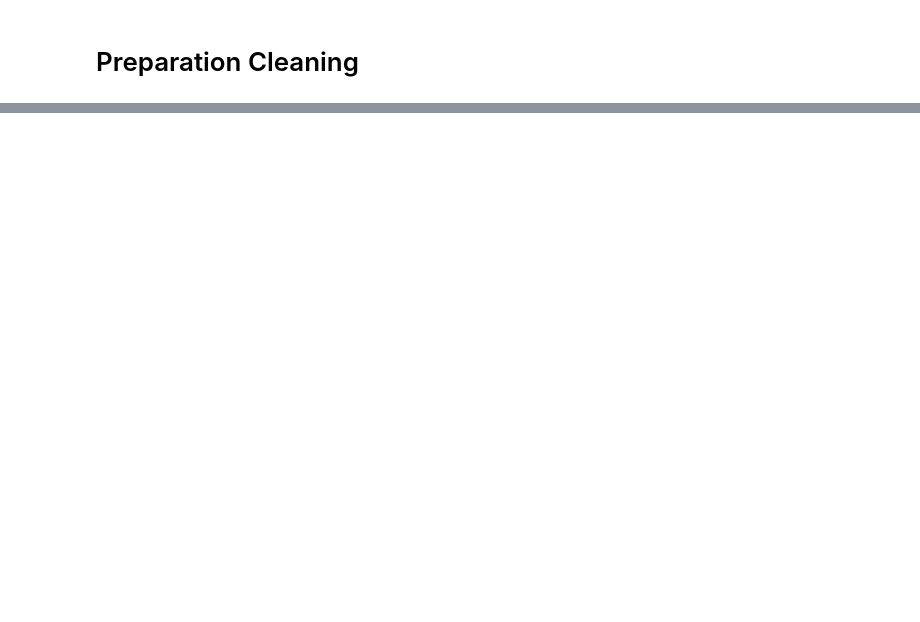
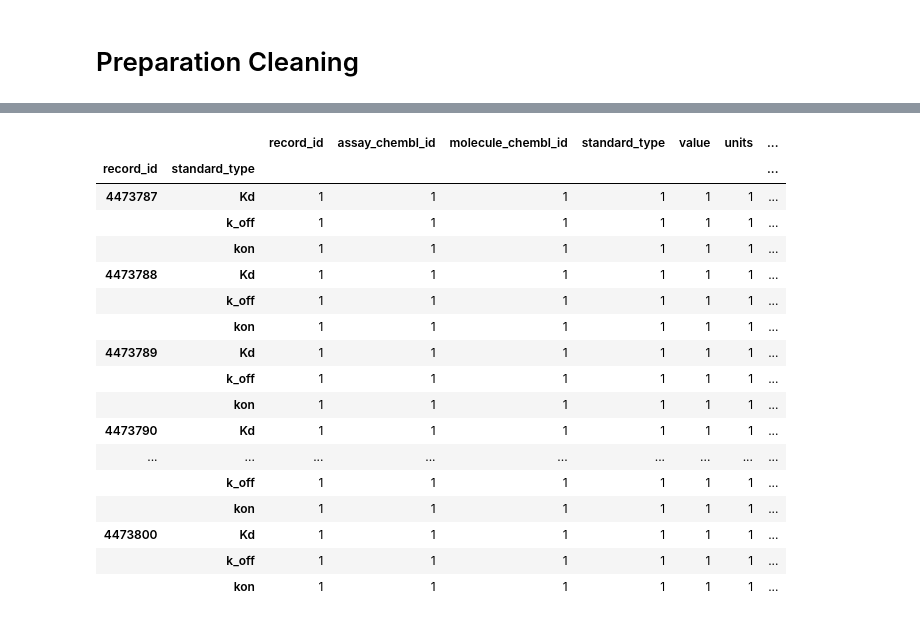
Before and after one commit to rzulnisfiann/PROJECT-SAINS-DATA, a Jupyter notebook: notebooks/03_data_cleaning_wrangling.ipynb, the cells around one changed output, grey strips where cells are left out. Saved outputs shown, nothing was run; the diff lists cells and outputs as text; code cells hidden in the pictures; blank space fills up the shorter version.

Commit message:
update lanjutan synuclein

```diff
--- a/notebooks/03_data_cleaning_wrangling.ipynb
+++ b/notebooks/03_data_cleaning_wrangling.ipynb
@@ -7781,0 +15648,11 @@ print("\nALL FILES SAVED AND VERIFIED")
+# %%
+from pathlib import Path
+
+target_name = "alpha_synuclein_assay_metadata_raw.csv"
+
+matches = list(DATA_DIR.rglob(target_name))
+
+print("JUMLAH FILE DITEMUKAN:", len(matches))
+
+for i, path in enumerate(matches, start=1):
+    print(f"{i}. {path}")
@@ -7781,0 +17136,16 @@ print("\nALL FILES SAVED AND VERIFIED")
+# %%
+datasets_to_check = {
+    "assay": assay,
+    "assay_check": assay_check,
+    "activity_reviewed": activity_reviewed,
+    "alpha_activity": alpha_activity,
+}
+
+for name, df in datasets_to_check.items():
+    print("\n" + "=" * 70)
+    print(f"DATASET: {name} | SHAPE: {df.shape}")
+    print("=" * 70)
+
+    print("ALL COLUMNS:")
+    for col in df.columns:
+        print(f"- {col}")
@@ -7781,0 +18614,36 @@ print("\nALL FILES SAVED AND VERIFIED")
+# %%
+# Perbandingan isi setiap pasangan
+comparison_columns = [
+    col for col in available_columns
+    if col not in ["activity_id"]
+]
+
+pair_comparison = (
+    potential_duplicates
+    .groupby(
+        ["record_id", "standard_type"],
+        dropna=False
+    )[comparison_columns]
+    .nunique(dropna=False)
+)
+
+display(pair_comparison)
+# %% [output]
+|  |  | record_id | assay_chembl_id | molecule_chembl_id | standard_type | value | units | ... |
+| record_id | standard_type |  |  |  |  |  |  | ... |
+| 4473787 | Kd | 1 | 1 | 1 | 1 | 1 | 1 | ... |
+|  | k_off | 1 | 1 | 1 | 1 | 1 | 1 | ... |
+|  | kon | 1 | 1 | 1 | 1 | 1 | 1 | ... |
+| 4473788 | Kd | 1 | 1 | 1 | 1 | 1 | 1 | ... |
+|  | k_off | 1 | 1 | 1 | 1 | 1 | 1 | ... |
+|  | kon | 1 | 1 | 1 | 1 | 1 | 1 | ... |
+| 4473789 | Kd | 1 | 1 | 1 | 1 | 1 | 1 | ... |
+|  | k_off | 1 | 1 | 1 | 1 | 1 | 1 | ... |
+|  | kon | 1 | 1 | 1 | 1 | 1 | 1 | ... |
+| 4473790 | Kd | 1 | 1 | 1 | 1 | 1 | 1 | ... |
+| ... | ... | ... | ... | ... | ... | ... | ... | ... |
+|  | k_off | 1 | 1 | 1 | 1 | 1 | 1 | ... |
+|  | kon | 1 | 1 | 1 | 1 | 1 | 1 | ... |
+| 4473800 | Kd | 1 | 1 | 1 | 1 | 1 | 1 | ... |
+|  | k_off | 1 | 1 | 1 | 1 | 1 | 1 | ... |
+|  | kon | 1 | 1 | 1 | 1 | 1 | 1 | ... |
```
Also changed, not shown: parts of 137 cells of this notebook.
